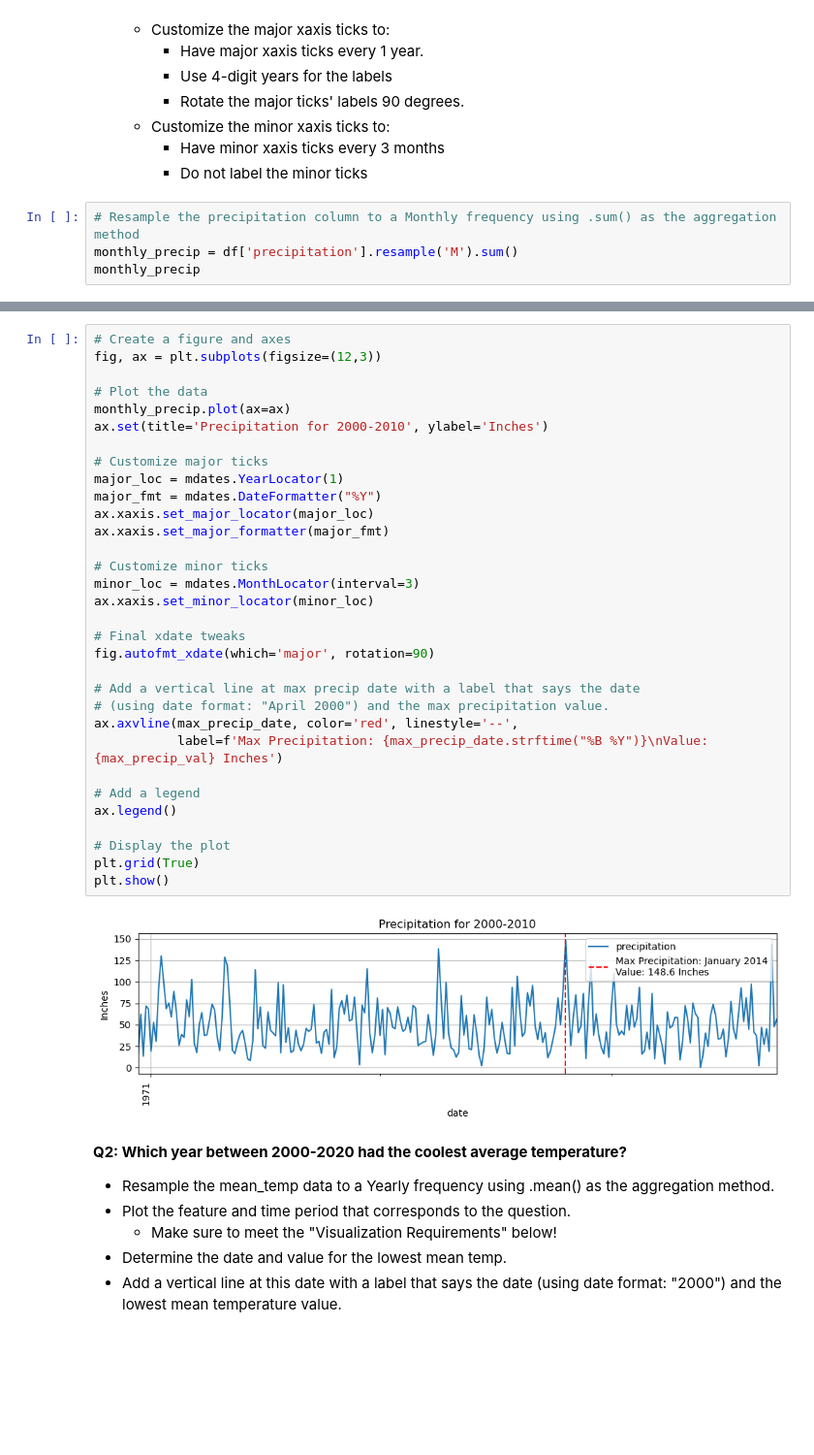
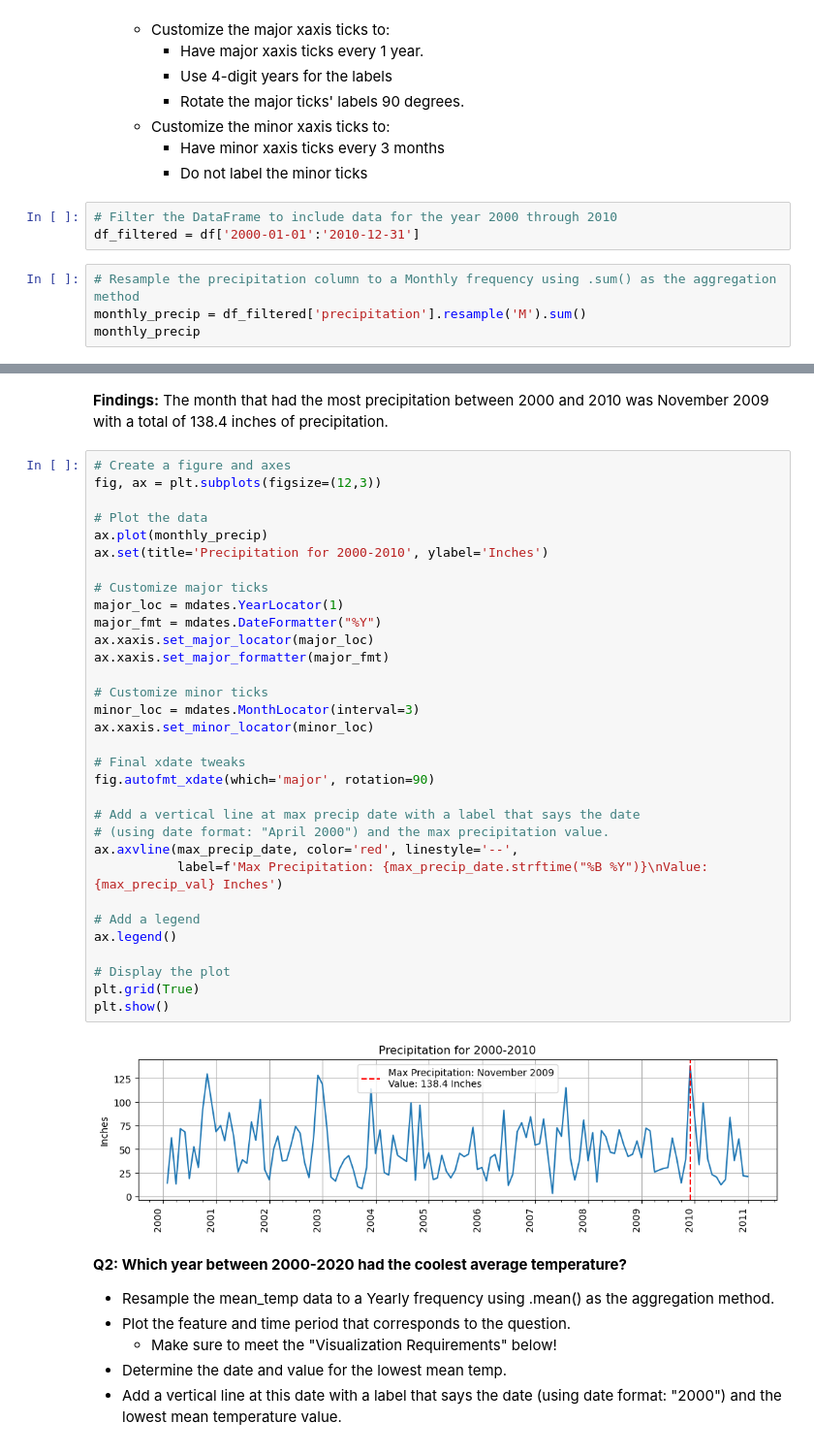
Before and after one commit to A-Kutscher/-Core--Resampling-Datetime-Data, a Jupyter notebook: (Core) Resampling Datetime Data.ipynb, the cells around one changed output, grey strips where cells are left out. Shown at 97% size. Saved outputs shown, nothing was run; the diff lists cells and outputs as text; blank space fills up the shorter version.

```diff
--- a/(Core) Resampling Datetime Data.ipynb
+++ b/(Core) Resampling Datetime Data.ipynb
@@ -265,9 +265,12 @@ df.plot(ax=ax)
     - Customize the minor xaxis ticks to:
         - Have minor xaxis ticks every 3 months
         - Do not label the minor ticks
+# %%
+# Filter the DataFrame to include data for the year 2000 through 2010
+df_filtered = df['2000-01-01':'2010-12-31']
 # %%
 # Resample the precipitation column to a Monthly frequency using .sum() as the aggregation method
-monthly_precip = df['precipitation'].resample('M').sum()
+monthly_precip = df_filtered['precipitation'].resample('M').sum()
 monthly_precip
 # %% [output]
 date
@@ -297,37 +300,40 @@ Max Precipitation Value: 148.6 Inches
+# %% [markdown]
+**Findings:**
+The month that had the most precipitation between 2000 and 2010 was November 2009 with a total of 138.4 inches of precipitation.
 # %%
 # Create a figure and axes
 fig, ax = plt.subplots(figsize=(12,3))
 
 # Plot the data
-monthly_precip.plot(ax=ax)
+ax.plot(monthly_precip)
 ax.set(title='Precipitation for 2000-2010', ylabel='Inches')
 
 # Customize major ticks
 major_loc = mdates.YearLocator(1)
 major_fmt = mdates.DateFormatter("%Y")
 ax.xaxis.set_major_locator(major_loc)
 ax.xaxis.set_major_formatter(major_fmt)
 
 # Customize minor ticks
 minor_loc = mdates.MonthLocator(interval=3)
 ax.xaxis.set_minor_locator(minor_loc)
 
 # Final xdate tweaks
 fig.autofmt_xdate(which='major', rotation=90)
 
 # Add a vertical line at max precip date with a label that says the date
 # (using date format: "April 2000") and the max precipitation value.
 ax.axvline(max_precip_date, color='red', linestyle='--',
            label=f'Max Precipitation: {max_precip_date.strftime("%B %Y")}\nValue: {max_precip_val} Inches')
 
 # Add a legend
 ax.legend()
 
 # Display the plot
 plt.grid(True)
 plt.show()
 # %% [output]
-[figure, old version]
+[figure, new version]
 # %% [markdown]
 **Q2: Which year between 2000-2020 had the coolest average temperature?**
 - Resample the  mean_temp data to a Yearly frequency using .mean() as the aggregation method.
```
Also changed, not shown: parts of 4 cells of this notebook.
